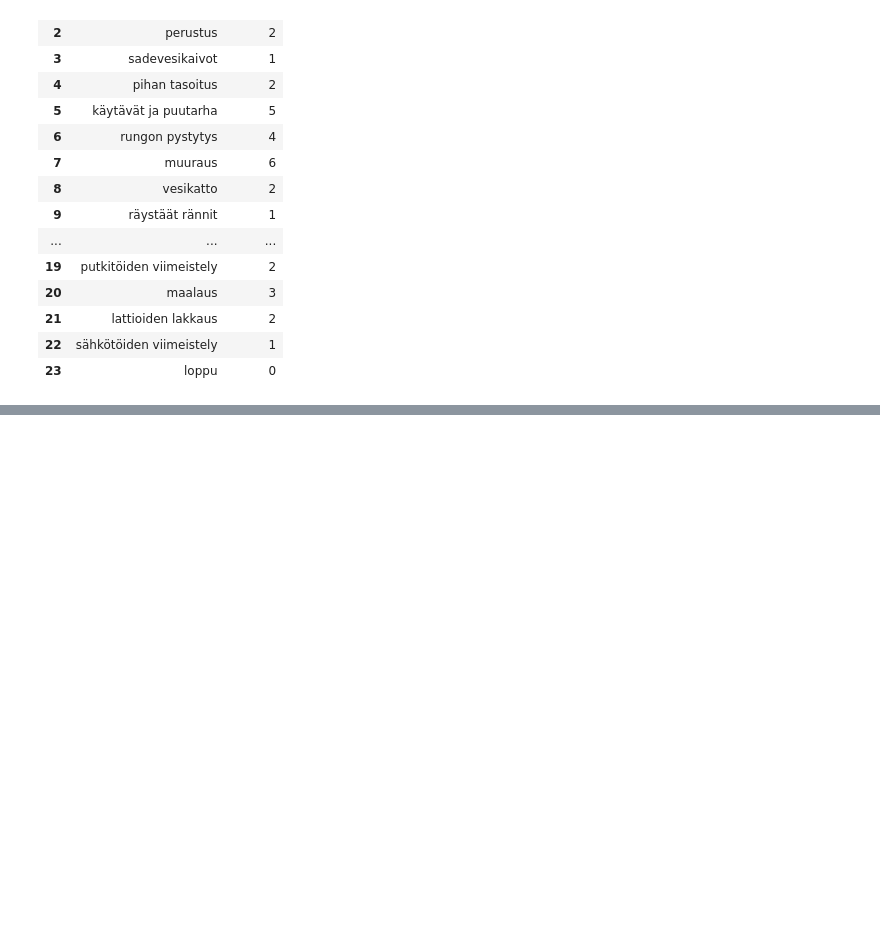
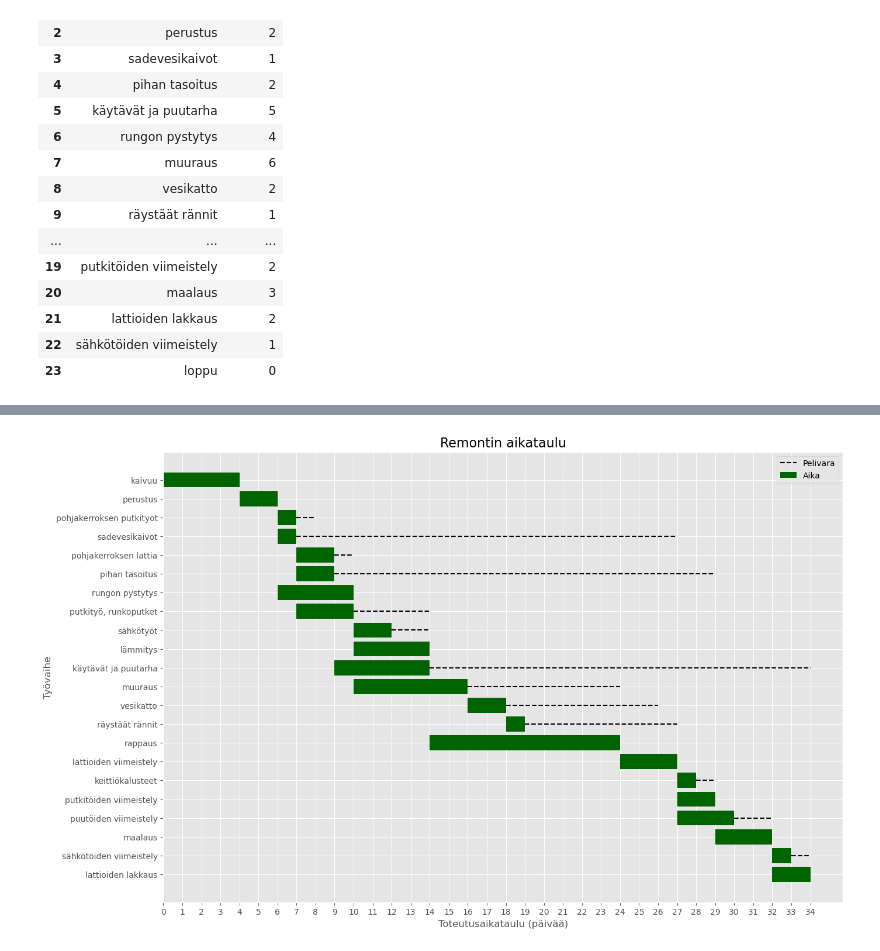
Before and after one commit to tviit/HH-strategiset_paatoksentekomallit, a Jupyter notebook: T4_Verkkoteoria.ipynb, the cells around one changed output, grey strips where cells are left out. Saved outputs shown, nothing was run; the diff lists cells and outputs as text; code cells hidden in the pictures; blank space fills up the shorter version.

```diff
--- a/T4_Verkkoteoria.ipynb
+++ b/T4_Verkkoteoria.ipynb
@@ -389,0 +367,47 @@ plt.show()
+# %%
+fig, ax = plt.subplots(figsize=[15,10])
+
+# Järjestetään työvaiheet ensin aloitusajan perusteella ja samanaikaisesti alkavat edelleen sen perusteella,
+# milloin niiden olisi viimeistään oltava valmiita.
+remontti2 = remontti.sort_values(by=['Te', 'Pelivara'])
+
+# Tiputetaan riveistä 'alku' ja 'loppu', koska nämä eivät ole nähdäkseni tarpeellisia. Yhtä hyvin nämäkin
+# voisivat toki olla edelleen mukana.
+remontti2 = remontti2.drop(index=[0, 23])
+
+# Käytetään valmista tyyliä; käytettävissä olevat tyylivalinnat voi tarvittaessa tarkistaa suorittamalla käskyn "plt.style.available".
+plt.style.use("ggplot")
+
+# Määritetään piirrettyä kaaviota siten, että y-akselille tulee työvaiheet, palkki määritetään aina työvaiheittain vähentäen ensim-
+# mäisestä valmistumisajankohdasta sen valmistumiseen tarvittava aika ja vaihdetaan tässä myös vielä palkkien väri silmää miellyt-
+# tävämpään tummanvihreään.
+
+# Pyrin kuvaajassa esittämään myös sen, minkälaisella joustavuudella työvaiheita voitaisiin sijoittaa remontin aikataulussa. Pää-
+# dyin tässä siihen, että selkeintä olisi esittää vaihtoehtoisia sijoitteluvaihtoehtoja katkoviivalla. Tässä siis voi ajatella niin,
+# että vihreää palkkia voisi liikuttaa vapaasti katkoviivan vaihtoehtoisella alueella, pituuden säilyttäen. Tämä siis osoittaa peli-
+# varan määrittämää joustovaraa eri työvaiheissa.
+
+# plt.barh(y=remontti2['Työvaihe'], width=remontti2['Päivää'], left=(remontti2['Tl'] - remontti2['Päivää']), color='darkred', alpha=0.7)
+plt.barh(y=remontti2['Työvaihe'], width=remontti2['Päivää'], left=(remontti2['Te'] - remontti2['Päivää']), color='darkgreen', label='Aika')
+
+plt.hlines(y=remontti2['Työvaihe'], xmin=(remontti2['Te']), xmax=(remontti2['Tl']), linestyles='--', colors='black', label='Pelivara')
+
+# Otsikko ja sille asiaankuuluvasti hieman suurempaa fonttikokoa.
+plt.title('Remontin aikataulu', fontsize=16)
+
+# Nimetään akselit.
+plt.xlabel('Toteutusaikataulu (päivää)')
+plt.ylabel('Työvaihe')
+
+# Käännetään akselin käsittelyjärjestystä niin, että ensimmäinen työvaihe olisi ylhäällä.
+plt.gca().invert_yaxis()
+
+# Määritetään x-akselin numerointi siten, että jokaista päivää kohden on numero.
+ax.set_xticks(np.arange(0,35,step=1))
+# ax.xaxis.grid(True, alpha=0.5)
+# ax.yaxis.grid(True, alpha=0.5)
+
+plt.legend()
+plt.show()
+# %% [output]
+[figure, added]
```
Also changed, not shown: parts of 17 cells of this notebook.
